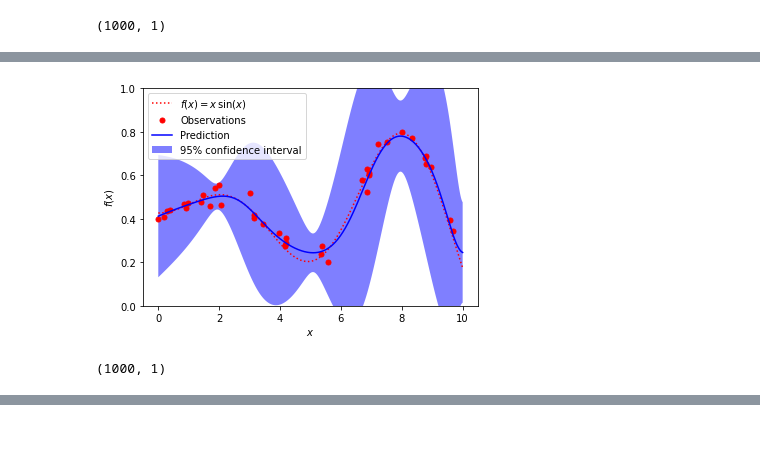
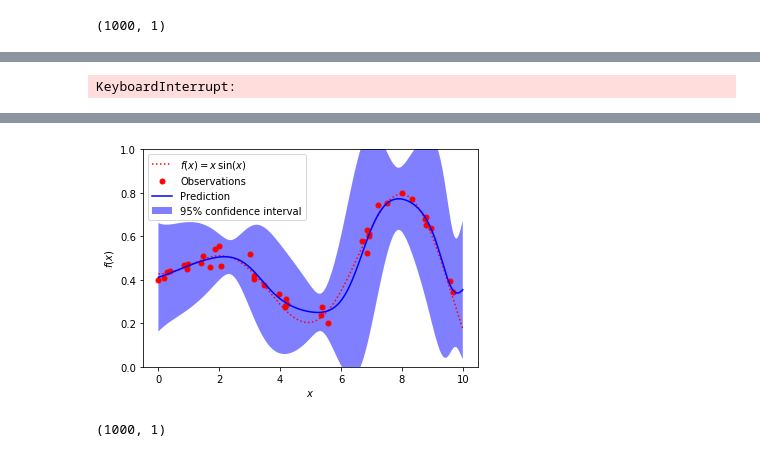
Before and after one commit to fagonzalezo/qmc, a Jupyter notebook: examples/qmregression.ipynb, the cells around one changed output, grey strips where cells are left out. Saved outputs shown, nothing was run; the diff lists cells and outputs as text; code cells hidden in the pictures.

Commit message:
Faster version of QMC. Graphical model notebook.

```diff
--- a/examples/qmregression.ipynb
+++ b/examples/qmregression.ipynb
@@ -180,7 +170,7 @@ def loss(y_true, y_pred):
     return tf.keras.losses.mean_squared_error(y_true, y_pred[:,0:1]) +  alpha * y_pred[:, 1:2]
 
 qmr2.compile(optimizer, loss=loss)
-qmr2.fit(X, y1, epochs=300, verbose=0)
+%timeit qmr2.fit(X, y1, epochs=300, verbose=0)
 
 # Plot the function, the prediction and the 95% confidence interval based on
 # the MSE
@@ -201,5 +191,49 @@ plt.legend(loc='upper left')
 plt.show()
 print(x.shape)
 # %% [output]
-[figure, removed]
-(1000, 1)
+KeyboardInterrupt:
+# %%
+dim_x = 100
+sigma = 4
+gamma = 1. / sigma ** 2
+dim_y = 5
+alpha = 0.02
+fm_x = layers.QFeatureMapRFF(1, dim=dim_x, gamma=gamma, random_state=1)
+qmr3 = models.QMRegressorSGDF(input_dim=1, dim_x=dim_x, num_eig=15, dim_y=dim_y, gamma=gamma, random_state=1)
+
+# initialize weights
+#qmr = models.QMRegressor(fm_x=fm_x, fm_y=fm_y, dim_x=dim_x, dim_y=dim_y)
+#qmr.compile()
+#qmr.fit(X, y1, epochs=1)
+#eig_vals = qmr2.set_rho(qmr.get_rho())
+
+
+# Train model with SGD
+optimizer = tf.keras.optimizers.Adam(learning_rate=0.005)
+qmr3.layers[0].trainable = False
+
+def loss(y_true, y_pred):
+    return tf.keras.losses.mean_squared_error(y_true, y_pred[:,0:1]) +  alpha * y_pred[:, 1:2]
+
+qmr3.compile(optimizer, loss=loss)
+%timeit qmr3.fit(X, y1, epochs=300, verbose=0)
+
+# Plot the function, the prediction and the 95% confidence interval based on
+# the MSE
+out = qmr3.predict(x.reshape((-1, 1)))
+y_pred, std = out[:, 0], np.sqrt(out[:, 1])
+plt.figure()
+plt.plot(x, scaler.transform(f(x)), 'r:', label=r'$f(x) = x\,\sin(x)$')
+plt.plot(X.ravel(), y, 'r.', markersize=10, label='Observations')
+plt.plot(x, y_pred, 'b-', label='Prediction')
+plt.fill_between(x[:,0], y_pred - 1.9600 * std, y_pred + 1.9600 * std,
+         alpha=.5, fc='b', ec='None', label='95% confidence interval')
+
+plt.xlabel('$x$')
+plt.ylabel('$f(x)$')
+plt.ylim(0, 1)
+plt.legend(loc='upper left')
+
+plt.show()
+print(x.shape)
+# %% [output]
@@ -205,0 +241,2 @@ print(x.shape)
+[figure, added]
+(1000, 1)
```
Also changed, not shown: parts of 4 cells of this notebook, 4 other files.
